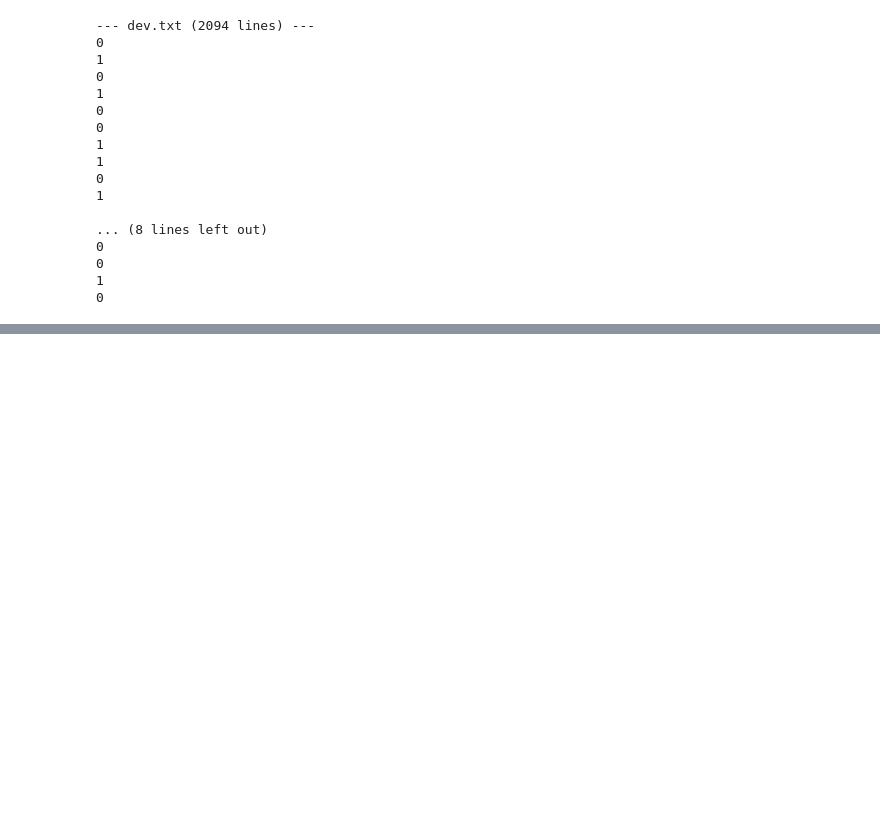
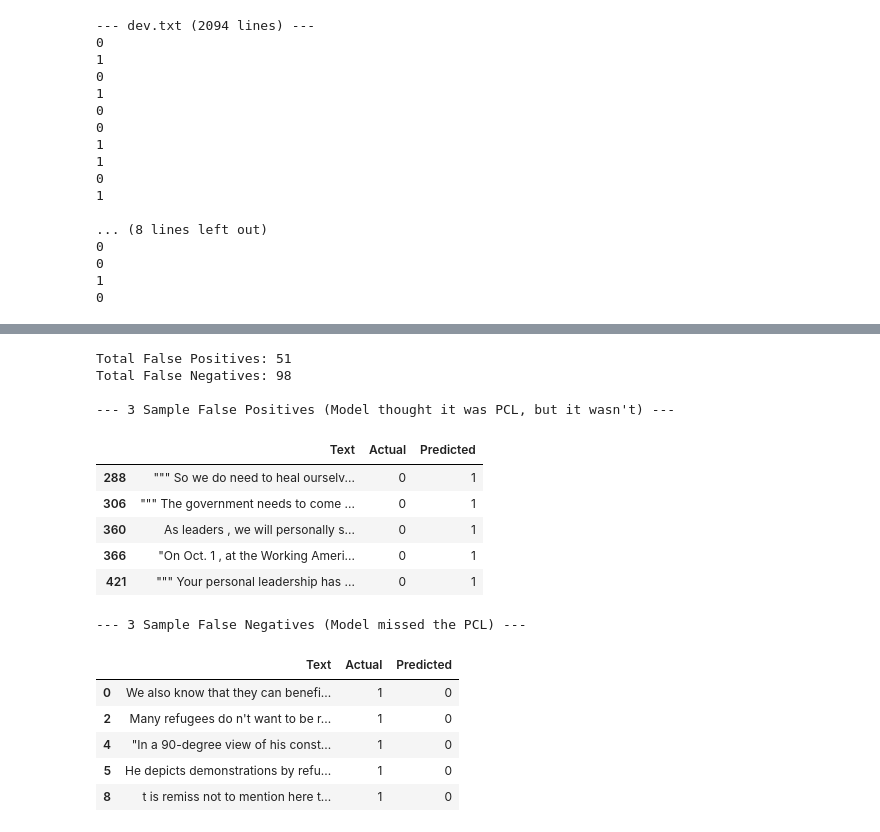
Before and after one commit to fsatt/nlp_cw, a Jupyter notebook: BestModel/BestModel.ipynb, the cells around one changed output, grey strips where cells are left out. Saved outputs shown, nothing was run; the diff lists cells and outputs as text; code cells hidden in the pictures; blank space fills up the shorter version.

```diff
--- a/BestModel/BestModel.ipynb
+++ b/BestModel/BestModel.ipynb
@@ -434,0 +475,35 @@ for fname in ['dev.txt', 'test.txt']:
+# %%
+# Error Analysis
+texts_dev = tedf1.text.tolist()
+results_df = pd.DataFrame({'Text': texts_dev, 'Actual': true_labels, 'Predicted': preds_dev})
+
+false_positives = results_df[(results_df['Actual'] == 0) & (results_df['Predicted'] == 1)]
+false_negatives = results_df[(results_df['Actual'] == 1) & (results_df['Predicted'] == 0)]
+
+print(f"Total False Positives: {len(false_positives)}")
+print(f"Total False Negatives: {len(false_negatives)}\n")
+
+print("--- 3 Sample False Positives (Model thought it was PCL, but it wasn't) ---")
+pd.set_option('display.max_colwidth', None)
+display(false_positives.head(5))
+
+print("\n--- 3 Sample False Negatives (Model missed the PCL) ---")
+display(false_negatives.head(5))
+# %% [output]
+Total False Positives: 51
+Total False Negatives: 98
+
+--- 3 Sample False Positives (Model thought it was PCL, but it wasn't) ---
+|  | Text | Actual | Predicted |
+| 288 | """ So we do need to heal ourselv... | 0 | 1 |
+| 306 | """ The government needs to come ... | 0 | 1 |
+| 360 | As leaders , we will personally s... | 0 | 1 |
+| 366 | "On Oct. 1 , at the Working Ameri... | 0 | 1 |
+| 421 | """ Your personal leadership has ... | 0 | 1 |
+--- 3 Sample False Negatives (Model missed the PCL) ---
+|  | Text | Actual | Predicted |
+| 0 | We also know that they can benefi... | 1 | 0 |
+| 2 | Many refugees do n't want to be r... | 1 | 0 |
+| 4 | "In a 90-degree view of his const... | 1 | 0 |
+| 5 | He depicts demonstrations by refu... | 1 | 0 |
+| 8 | t is remiss not to mention here t... | 1 | 0 |
```
Also changed, not shown: parts of 8 cells of this notebook, 2 other files.
